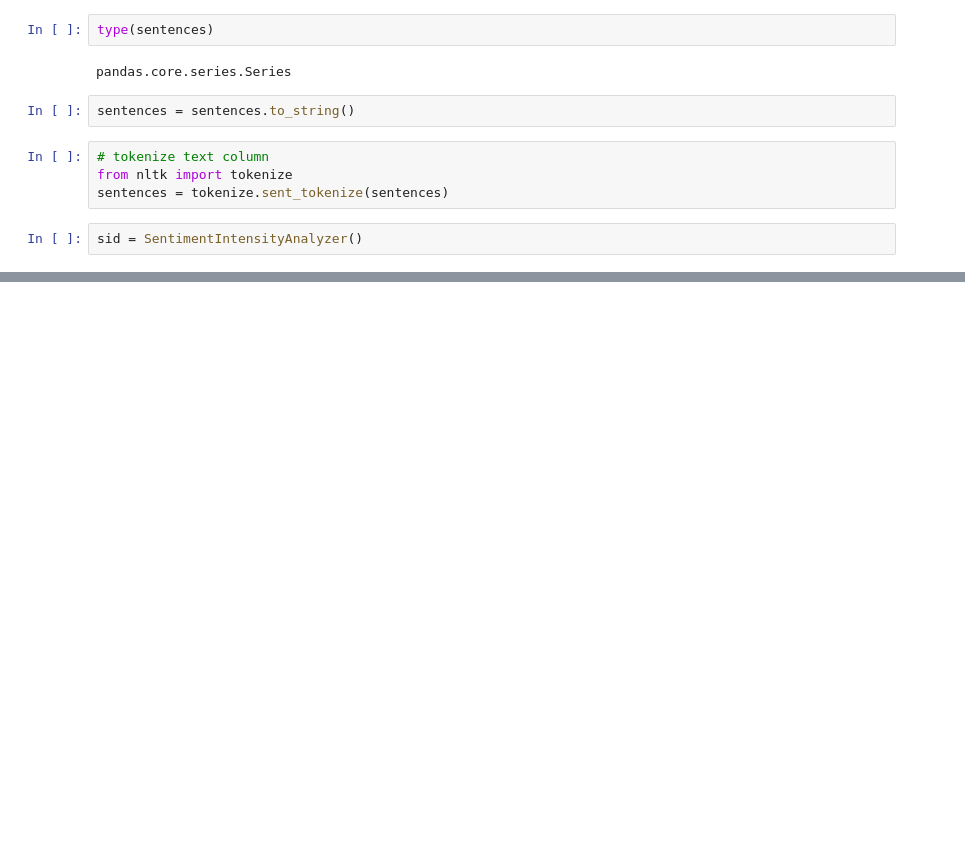
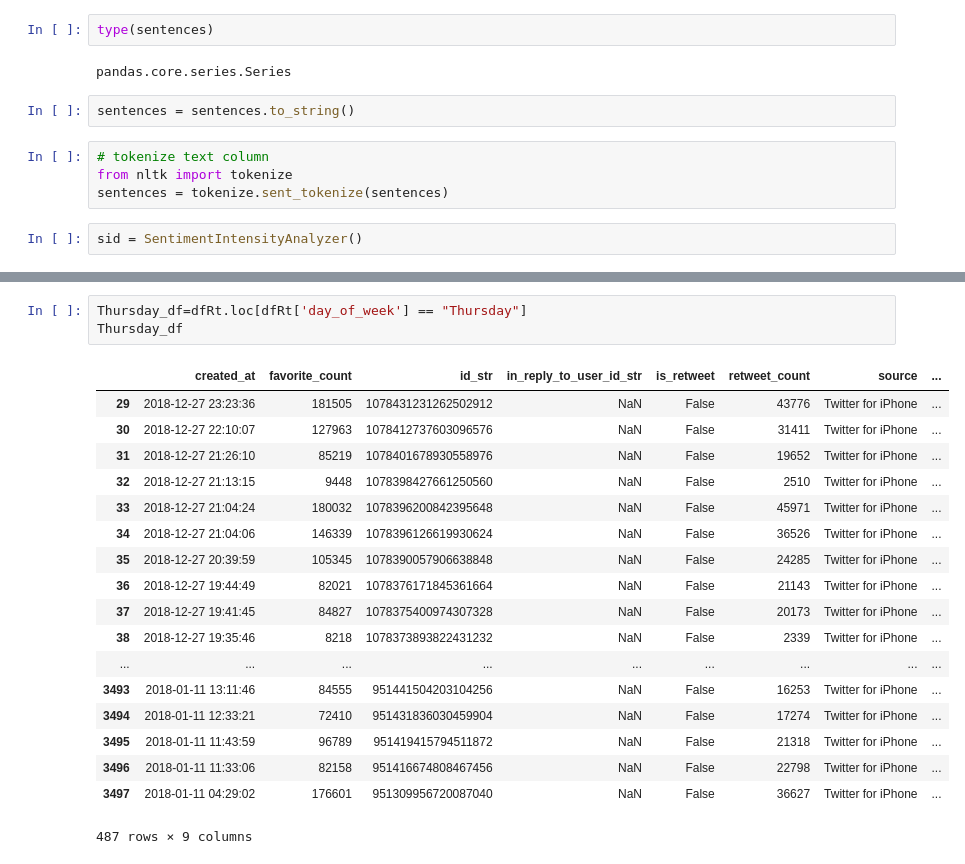
Before and after one commit to dorisep/Project3, a Jupyter notebook: NLP vader.ipynb, the cells around one changed output, grey strips where cells are left out. Drawn from its saved outputs; the diff is of its cells as text; blank space fills up the shorter version.

```diff
--- a/NLP vader.ipynb
+++ b/NLP vader.ipynb
@@ -122,0 +269,22 @@ plt.savefig('Season1.png')
+# %%
+Thursday_df=dfRt.loc[dfRt['day_of_week'] == "Thursday"]
+Thursday_df
+# %% [output]
+|  | created_at | favorite_count | id_str | in_reply_to_user_id_str | is_retweet | retweet_count | source | ... |
+| 29 | 2018-12-27 23:23:36 | 181505 | 1078431231262502912 | NaN | False | 43776 | Twitter for iPhone | ... |
+| 30 | 2018-12-27 22:10:07 | 127963 | 1078412737603096576 | NaN | False | 31411 | Twitter for iPhone | ... |
+| 31 | 2018-12-27 21:26:10 | 85219 | 1078401678930558976 | NaN | False | 19652 | Twitter for iPhone | ... |
+| 32 | 2018-12-27 21:13:15 | 9448 | 1078398427661250560 | NaN | False | 2510 | Twitter for iPhone | ... |
+| 33 | 2018-12-27 21:04:24 | 180032 | 1078396200842395648 | NaN | False | 45971 | Twitter for iPhone | ... |
+| 34 | 2018-12-27 21:04:06 | 146339 | 1078396126619930624 | NaN | False | 36526 | Twitter for iPhone | ... |
+| 35 | 2018-12-27 20:39:59 | 105345 | 1078390057906638848 | NaN | False | 24285 | Twitter for iPhone | ... |
+| 36 | 2018-12-27 19:44:49 | 82021 | 1078376171845361664 | NaN | False | 21143 | Twitter for iPhone | ... |
+| 37 | 2018-12-27 19:41:45 | 84827 | 1078375400974307328 | NaN | False | 20173 | Twitter for iPhone | ... |
+| 38 | 2018-12-27 19:35:46 | 8218 | 1078373893822431232 | NaN | False | 2339 | Twitter for iPhone | ... |
+| ... | ... | ... | ... | ... | ... | ... | ... | ... |
+| 3493 | 2018-01-11 13:11:46 | 84555 | 951441504203104256 | NaN | False | 16253 | Twitter for iPhone | ... |
+| 3494 | 2018-01-11 12:33:21 | 72410 | 951431836030459904 | NaN | False | 17274 | Twitter for iPhone | ... |
+| 3495 | 2018-01-11 11:43:59 | 96789 | 951419415794511872 | NaN | False | 21318 | Twitter for iPhone | ... |
+| 3496 | 2018-01-11 11:33:06 | 82158 | 951416674808467456 | NaN | False | 22798 | Twitter for iPhone | ... |
+| 3497 | 2018-01-11 04:29:02 | 176601 | 951309956720087040 | NaN | False | 36627 | Twitter for iPhone | ... |
+487 rows × 9 columns
```
Also changed, not shown: parts of 22 cells of this notebook.
